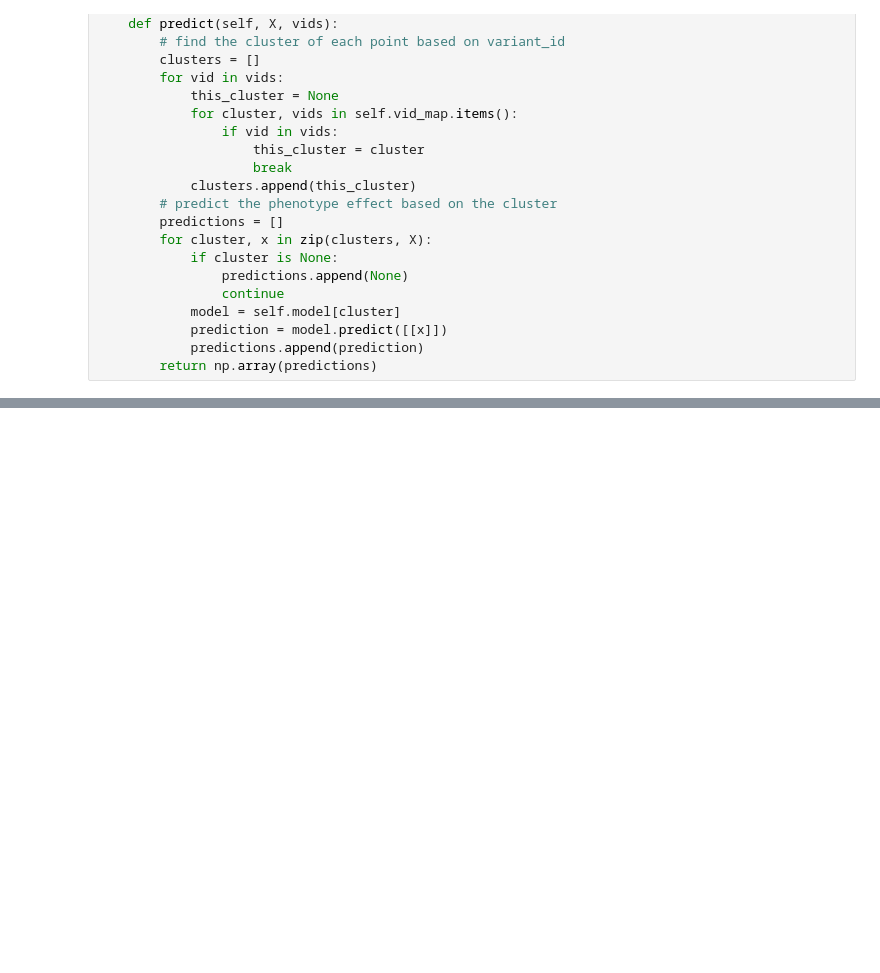
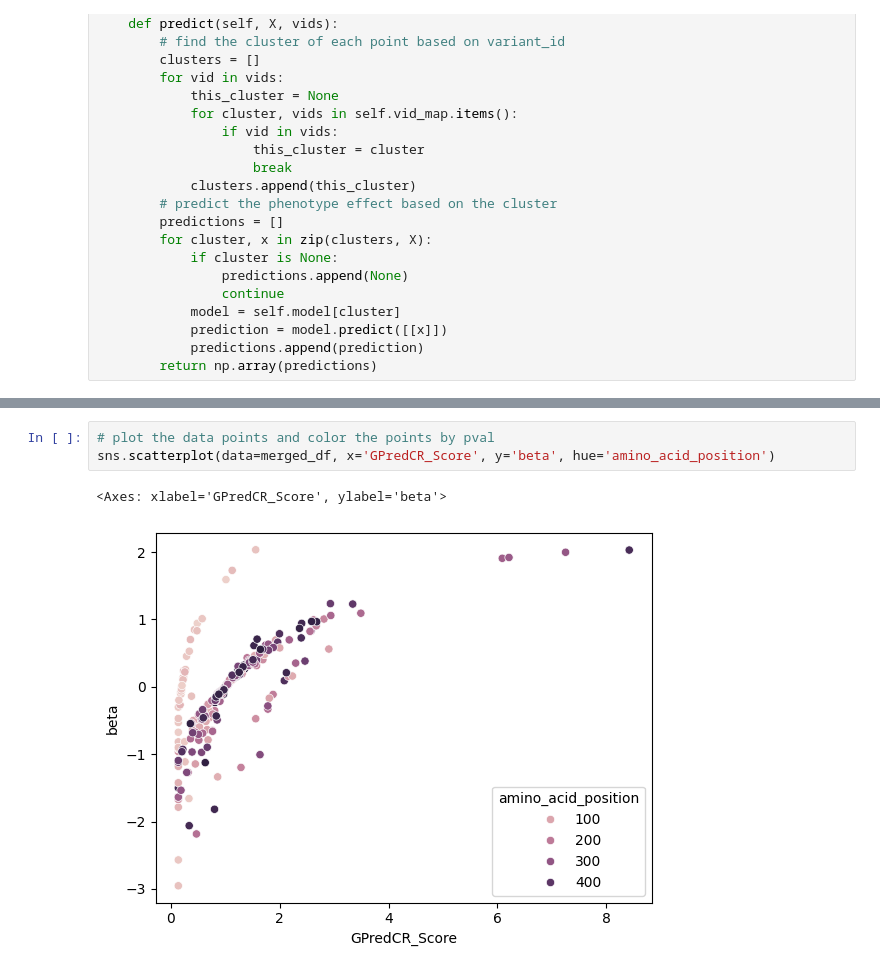
Before and after one commit to spicadust/take-home-xs, a Jupyter notebook: xinlu_shi/analysis.ipynb, the cells around one changed output, grey strips where cells are left out. Cells and saved outputs as stored; diff of their text form; blank space fills up the shorter version.

```diff
--- a/xinlu_shi/analysis.ipynb
+++ b/xinlu_shi/analysis.ipynb
@@ -246,3 +205,9 @@ def mean_absolute_percentage_error(y_true, y_pred):
 print(f"Training Mean Absolute Percentage Error: {mean_absolute_percentage_error(y, y_pred)*100:.4f}%")
 # %% [output]
 Training Mean Absolute Percentage Error: 12.5252%
+# %%
+# plot the data points and color the points by pval
+sns.scatterplot(data=merged_df, x='GPredCR_Score', y='beta', hue='amino_acid_position')
+# %% [output]
+<Axes: xlabel='GPredCR_Score', ylabel='beta'>
+[figure, added]
```
Also changed, not shown: parts of 19 cells of this notebook, 10 other files.
